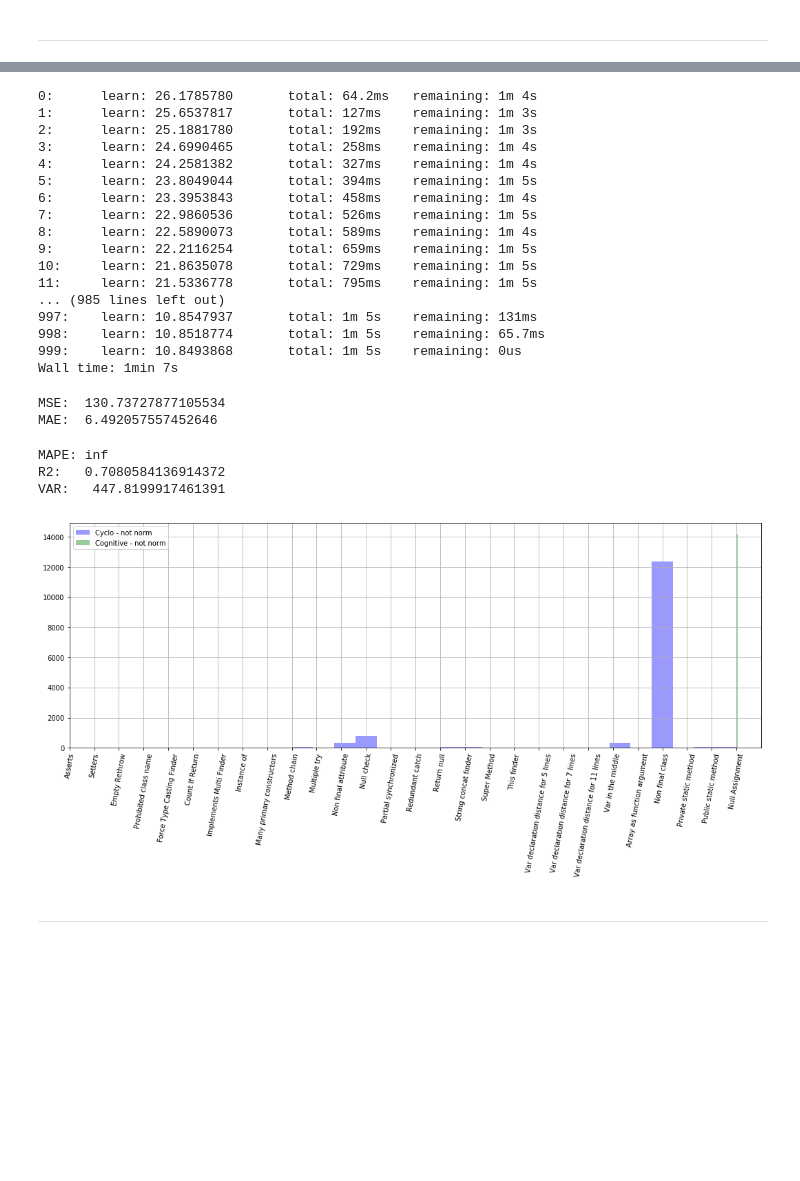
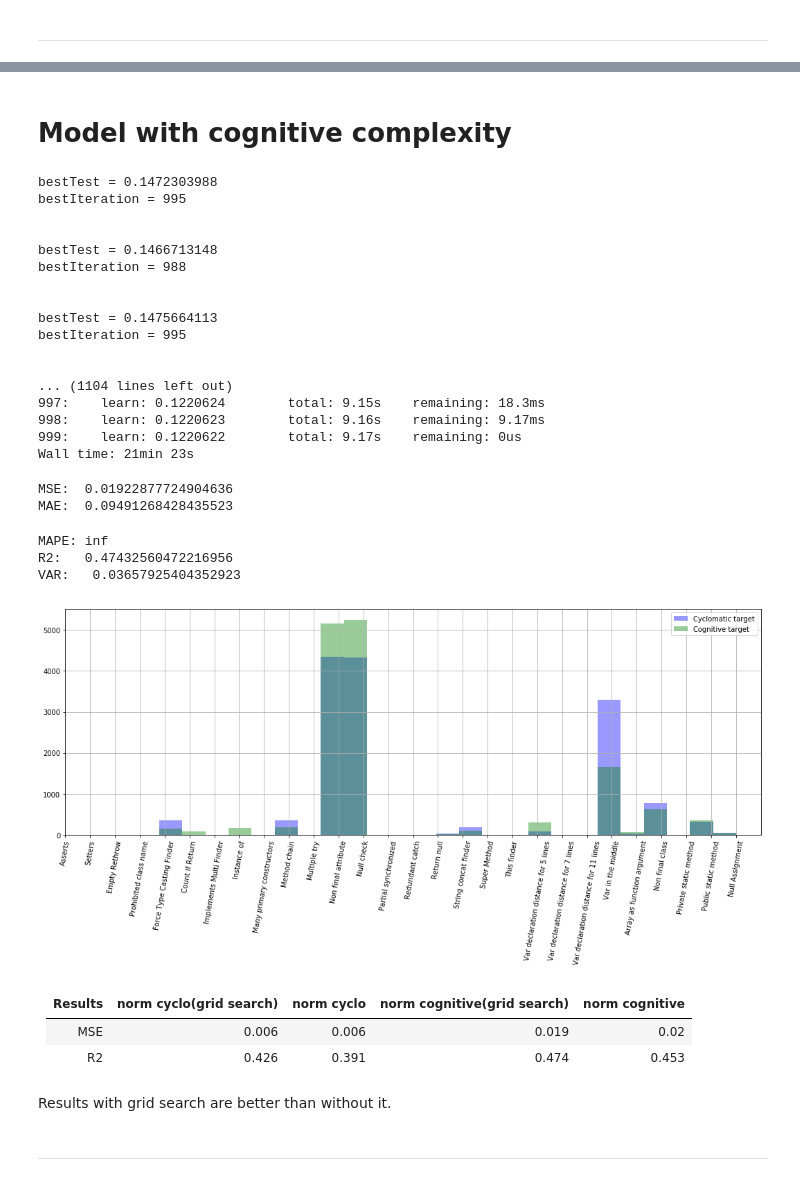
Before and after one commit to acheshkov/aibolit-ml, a Jupyter notebook: notebooks/Cognitive_comparision.ipynb, the cells around one changed output, grey strips where cells are left out. Cells and saved outputs as stored; diff of their text form; code cells hidden in the pictures; blank space fills up the shorter version.

```diff
--- a/notebooks/Cognitive_comparision.ipynb
+++ b/notebooks/Cognitive_comparision.ipynb
@@ -510,6 +526,6 @@ class TwoFoldRankingModel(BaseEstimator):
 # %%
 %%time
 
-twofold_model21 = TwoFoldRankingModel()
-twofold_model21.fit(X_train, y1_train)
+twofold_model = TwoFoldRankingModel()
+twofold_model.fit(X_train, y2_train)
 # %% [output]
@@ -533,4 +549,4 @@ Wall time: 1min 8s
 # %%
-twofold_pred_log21 = twofold_model1.predict(X_test, 'log')
-twofold_pred_lin21 = twofold_model1.predict(X_test, 'linear')
+twofold_pred_log = twofold_model.predict(X_test, 'log')
+twofold_pred_lin = twofold_model.predict(X_test, 'linear')
 # %%
@@ -546,48 +560,55 @@ VAR:   280.0312365806762
+# %% [markdown]
+# Model with cognitive complexity
 # %%
 %%time
 
-twofold_model23 = TwoFoldRankingModel()
-twofold_model23.fit(X_train, y3_train)
+twofold_model0 = TwoFoldRankingModel()
+twofold_model0.fit(X_train, y4_train)
 # %% [output]
-0:      learn: 26.1785780       total: 64.2ms   remaining: 1m 4s
-1:      learn: 25.6537817       total: 127ms    remaining: 1m 3s
-2:      learn: 25.1881780       total: 192ms    remaining: 1m 3s
-3:      learn: 24.6990465       total: 258ms    remaining: 1m 4s
-4:      learn: 24.2581382       total: 327ms    remaining: 1m 4s
-5:      learn: 23.8049044       total: 394ms    remaining: 1m 5s
-6:      learn: 23.3953843       total: 458ms    remaining: 1m 4s
-7:      learn: 22.9860536       total: 526ms    remaining: 1m 5s
-8:      learn: 22.5890073       total: 589ms    remaining: 1m 4s
-9:      learn: 22.2116254       total: 659ms    remaining: 1m 5s
-10:     learn: 21.8635078       total: 729ms    remaining: 1m 5s
-11:     learn: 21.5336778       total: 795ms    remaining: 1m 5s
-... (985 lines left out)
-997:    learn: 10.8547937       total: 1m 5s    remaining: 131ms
-998:    learn: 10.8518774       total: 1m 5s    remaining: 65.7ms
-999:    learn: 10.8493868       total: 1m 5s    remaining: 0us
-Wall time: 1min 7s
+bestTest = 0.1472303988
+bestIteration = 995
+
+
+bestTest = 0.1466713148
+bestIteration = 988
+
+
+bestTest = 0.1475664113
+bestIteration = 995
+
+
+... (1104 lines left out)
+997:    learn: 0.1220624        total: 9.15s    remaining: 18.3ms
+998:    learn: 0.1220623        total: 9.16s    remaining: 9.17ms
+999:    learn: 0.1220622        total: 9.17s    remaining: 0us
+Wall time: 21min 23s
 # %%
-twofold_pred_log23 = twofold_model23.predict(X_test, 'log')
-twofold_pred_lin23 = twofold_model23.predict(X_test, 'linear')
+twofold_pred_log0 = twofold_model0.predict(X_test, 'log')
+twofold_pred_lin0 = twofold_model0.predict(X_test, 'linear')
 # %%
-print_scores(y3_test, twofold_model23.model.predict(X_test))
+print_scores(y4_test, twofold_model0.model.predict(X_test))
 # %% [output]
-MSE:  130.73727877105534
-MAE:  6.492057557452646
+MSE:  0.01922877724904636
+MAE:  0.09491268428435523
 MAPE: inf
-R2:   0.7080584136914372
-VAR:   447.8199917461391
+R2:   0.47432560472216956
+VAR:   0.03657925404352923
 # %%
 plt.figure(figsize=(18, 6))
-sns.distplot(twofold_pred_log21[:, 0], label='Cyclo - not norm', bins = FEATURES_NUMBER, hist = True, kde=False, color='b')
-#sns.distplot(twofold_pred_log2[:, 0], label='Cyclo - norm', bins = FEATURES_NUMBER, hist = True, kde=False, color='r')
-sns.distplot(twofold_pred_log23[:, 0], label='Cognitive - not norm', bins = FEATURES_NUMBER, hist = True, kde=False, color='green')
-#sns.distplot(twofold_pred_log4[:, 0], label='Cognitive - norm', bins = FEATURES_NUMBER, hist = True, kde=False, color='b')
+sns.distplot(twofold_pred_log[:, 0], label='Cyclomatic target', bins = FEATURES_NUMBER, hist = True, kde=False, color='b')
+sns.distplot(twofold_pred_log0[:, 0], label='Cognitive target', bins = FEATURES_NUMBER, hist = True, kde=False, color='green')
 plt.grid()
 plt.xlim(0, FEATURES_NUMBER)
 plt.xticks(range(0, FEATURES_NUMBER), labels=ONLY_PATTERNS, rotation=80)
 plt.legend();
 # %% [output]
-[figure, old version]
+[figure, new version]
+# %% [markdown]
+| Results | norm cyclo(grid search) | norm cyclo | norm cognitive(grid search) | norm cognitive |
+|--- | --- | --- | --- | --- |
+| MSE | 0.006 | 0.006 |  0.019 | 0.02 |
+| R2 | 0.426 | 0.391 | 0.474 | 0.453 |
+# %% [markdown]
+Results with grid search are better than without it.
 # %% [markdown]
 -----------------------------------------
```
Also changed, not shown: parts of 25 cells of this notebook.
